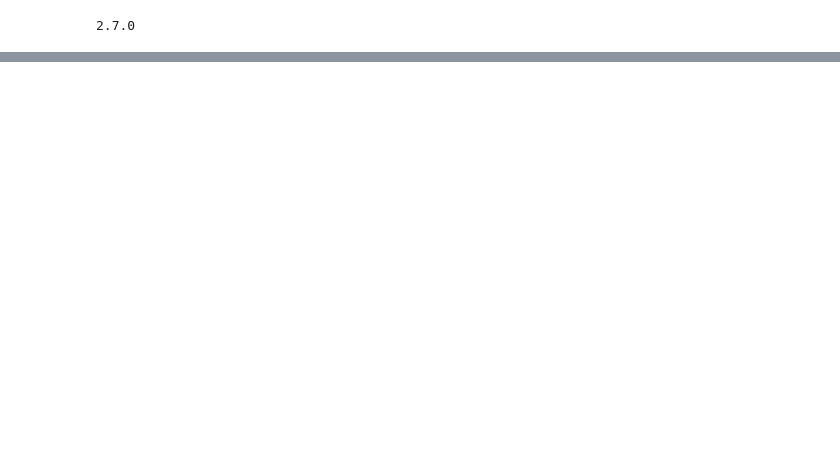
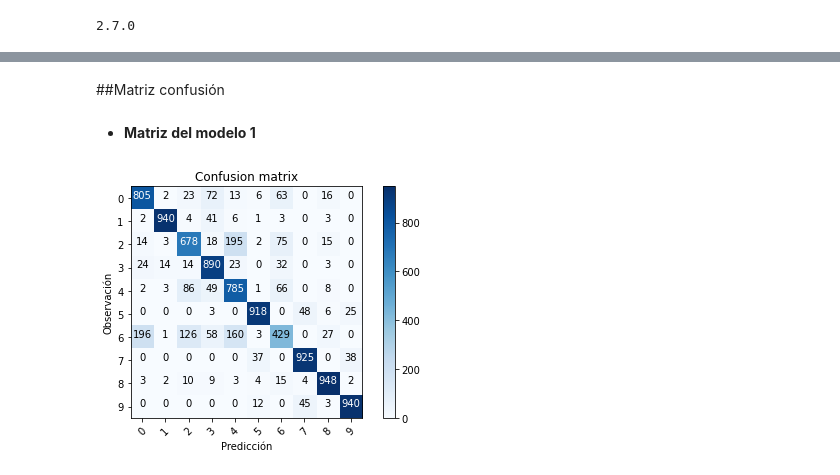
Before and after one commit to ElenaGomezB/AA_PRACTICA1_GRUPO_10, a Jupyter notebook: Practica2.ipynb, the cells around one changed output, grey strips where cells are left out. Cells and saved outputs as stored; diff of their text form; code cells hidden in the pictures; blank space fills up the shorter version.

```diff
--- a/Practica2.ipynb
+++ b/Practica2.ipynb
@@ -583,0 +1062,48 @@ Test accuracy: 0.8492000102996826
+# %% [markdown]
+##Matriz confusión
+# %%
+#import matplotlib.pyplot as plt
+def plot_confusion_matrix(cm, classes,
+                          normalize=False,
+                          title='Confusion matrix',
+                          cmap=plt.cm.Blues):
+    """
+    This function prints and plots the confusion matrix.
+    Normalization can be applied by setting `normalize=True`.
+    """
+    plt.imshow(cm, interpolation='nearest', cmap=cmap)
+    plt.title(title)
+    plt.colorbar()
+    tick_marks = np.arange(len(classes))
+    plt.xticks(tick_marks, classes, rotation=45)
+    plt.yticks(tick_marks, classes)
+
+    if normalize:
+        cm = cm.astype('float') / cm.sum(axis=1)[:, np.newaxis]
+
+    thresh = cm.max() / 2.
+    for i, j in itertools.product(range(cm.shape[0]), range(cm.shape[1])):
+        plt.text(j, i, cm[i, j],
+                 horizontalalignment="center",
+                 color="white" if cm[i, j] > thresh else "black")
+
+    plt.tight_layout()
+    plt.ylabel('Observación')
+    plt.xlabel('Predicción')
+# %%
+from collections import Counter
+from sklearn.metrics import confusion_matrix
+import itertools
+import numpy as np
+from keras.utils.np_utils import to_categorical
+test_labels = to_categorical(test_labels)
+# %% [markdown]
+- **Matriz del modelo 1**
+# %%
+Y_pred1 = model1.predict(test_images)
+Y_pred_classes1 = np.argmax(Y_pred1, axis = 1)
+Y_true1 = np.argmax(test_labels, axis = 1)
+confusion_mtx1 = confusion_matrix(Y_true1, Y_pred_classes1)
+plot_confusion_matrix(confusion_mtx1, classes = range(10))
+# %% [output]
+[figure, added]
```
Also changed, not shown: parts of 129 cells of this notebook.
